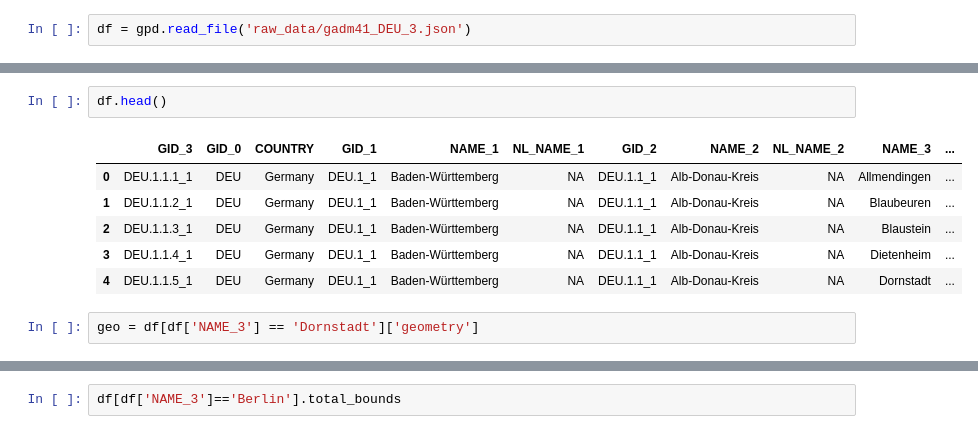
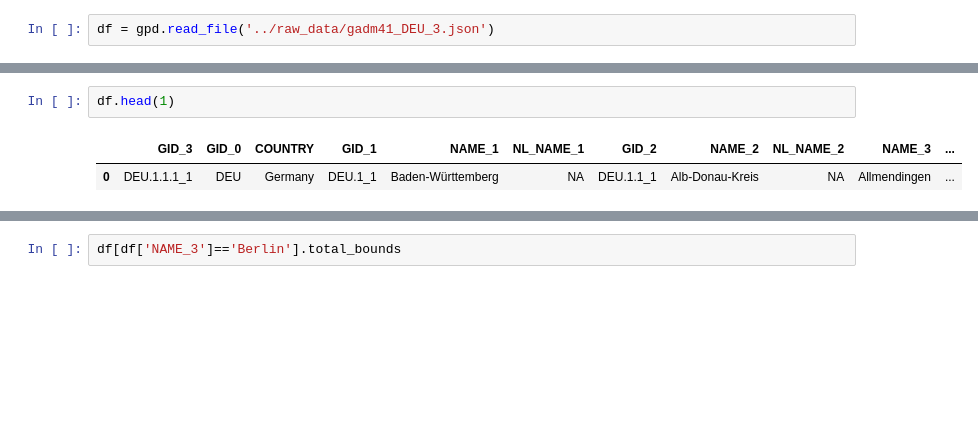
Before and after one commit to zilikons/demeter, a Jupyter notebook: notebooks/basile-73_notebook.ipynb, the cells around one changed output, grey strips where cells are left out. Cells and saved outputs as stored; diff of their text form; blank space fills up the shorter version.

```diff
--- a/notebooks/basile-73_notebook.ipynb
+++ b/notebooks/basile-73_notebook.ipynb
@@ -6,2 +11,2 @@ import matplotlib as plt
 # %%
-df = gpd.read_file('raw_data/gadm41_DEU_3.json')
+df = gpd.read_file('../raw_data/gadm41_DEU_3.json')
@@ -8,11 +18,5 @@ df = gpd.read_file('raw_data/gadm41_DEU_3.json')
 # %%
-df.head()
+df.head(1)
 # %% [output]
 |  | GID_3 | GID_0 | COUNTRY | GID_1 | NAME_1 | NL_NAME_1 | GID_2 | NAME_2 | NL_NAME_2 | NAME_3 | ... |
 | 0 | DEU.1.1.1_1 | DEU | Germany | DEU.1_1 | Baden-Württemberg | NA | DEU.1.1_1 | Alb-Donau-Kreis | NA | Allmendingen | ... |
-| 1 | DEU.1.1.2_1 | DEU | Germany | DEU.1_1 | Baden-Württemberg | NA | DEU.1.1_1 | Alb-Donau-Kreis | NA | Blaubeuren | ... |
-| 2 | DEU.1.1.3_1 | DEU | Germany | DEU.1_1 | Baden-Württemberg | NA | DEU.1.1_1 | Alb-Donau-Kreis | NA | Blaustein | ... |
-| 3 | DEU.1.1.4_1 | DEU | Germany | DEU.1_1 | Baden-Württemberg | NA | DEU.1.1_1 | Alb-Donau-Kreis | NA | Dietenheim | ... |
-| 4 | DEU.1.1.5_1 | DEU | Germany | DEU.1_1 | Baden-Württemberg | NA | DEU.1.1_1 | Alb-Donau-Kreis | NA | Dornstadt | ... |
-# %%
-geo = df[df['NAME_3'] == 'Dornstadt']['geometry']
```
Also changed, not shown: parts of 93 cells of this notebook, 1 other file.
